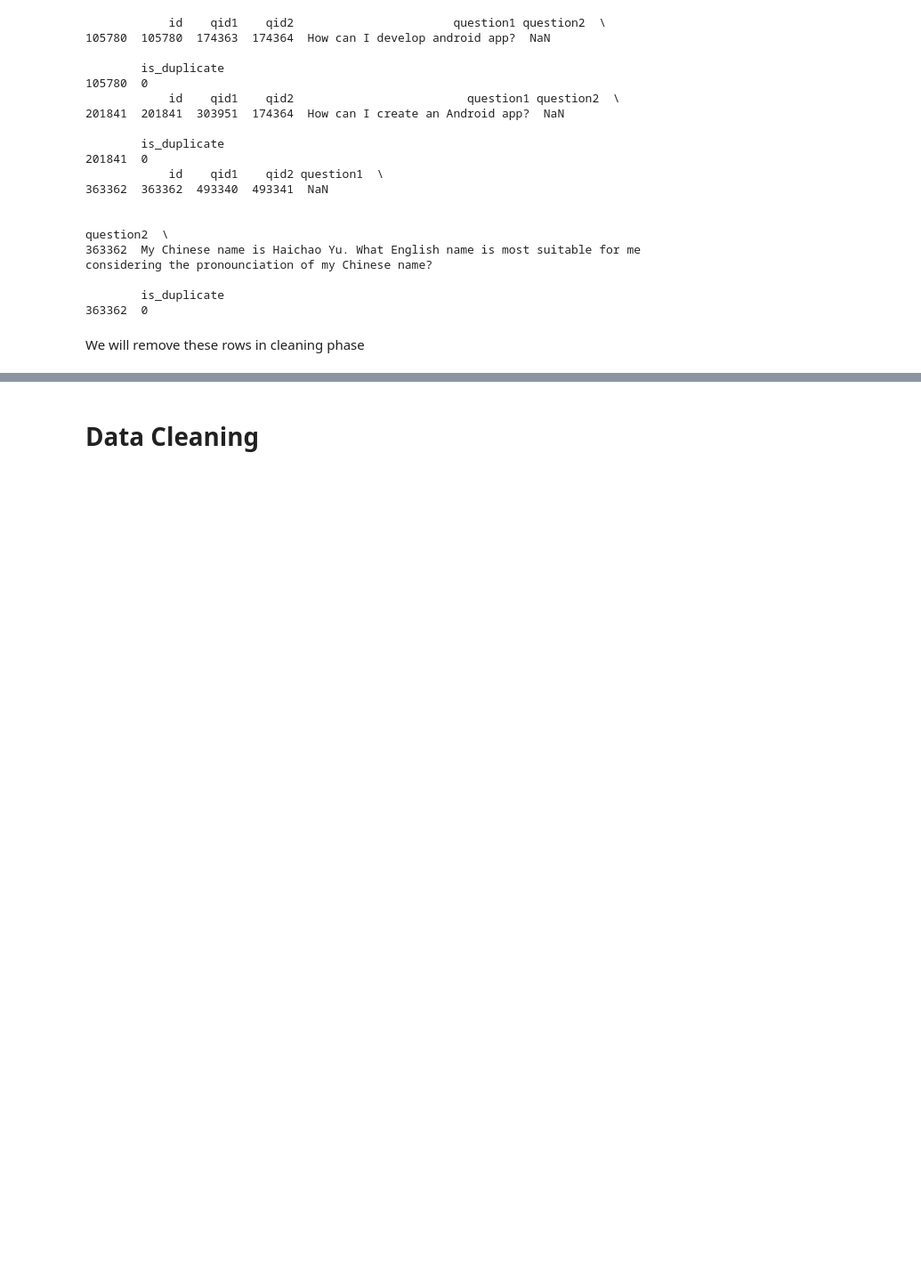
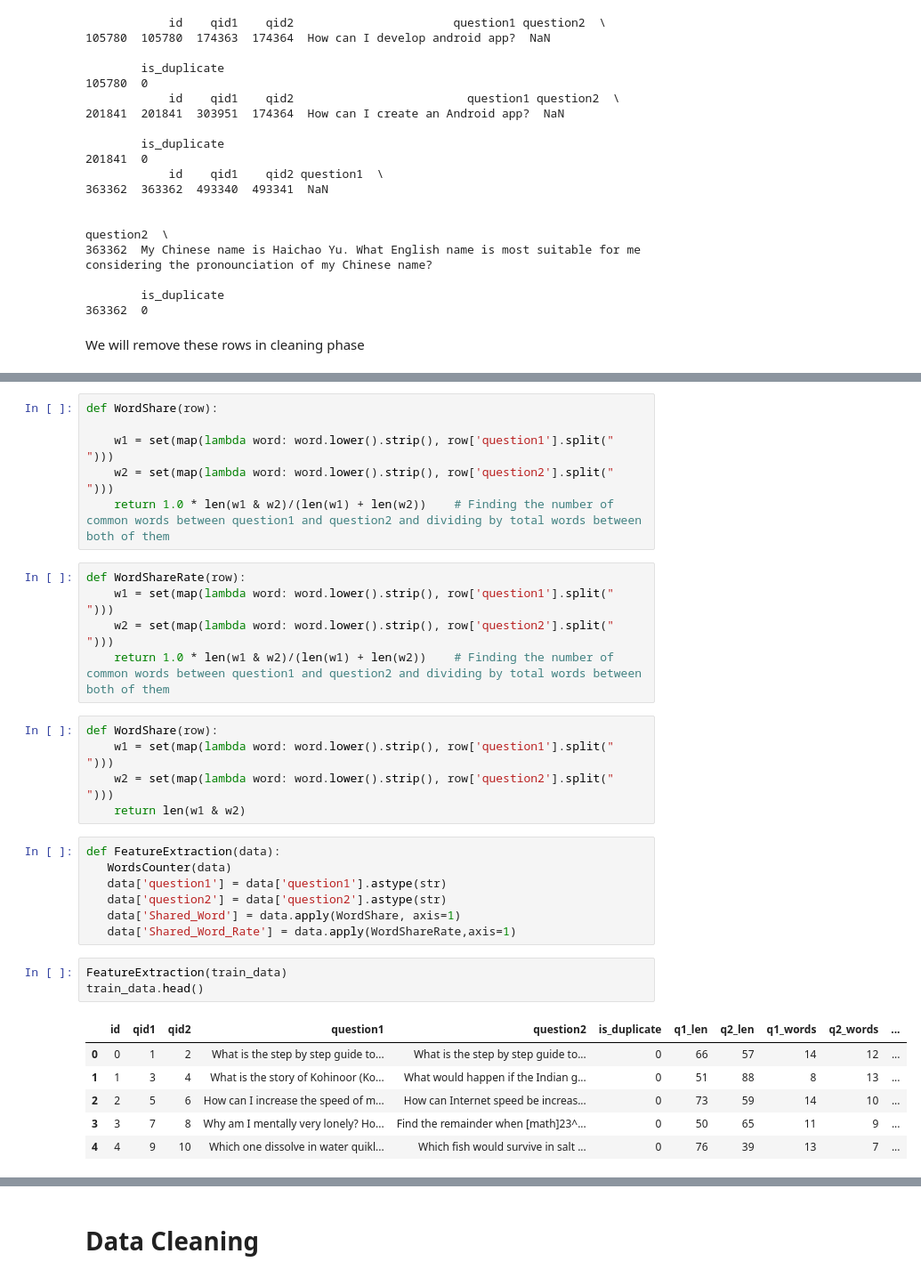
Before and after one commit to Ali-Fartoot/Kaggle, a Jupyter notebook: Quora-Question-Pairs/Quora_Question_Pairs.ipynb, the cells around one changed output, grey strips where cells are left out. Shown at 89% size. Drawn from its saved outputs; the diff is of its cells as text; blank space fills up the shorter version.

```diff
--- a/Quora-Question-Pairs/Quora_Question_Pairs.ipynb
+++ b/Quora-Question-Pairs/Quora_Question_Pairs.ipynb
@@ -202,0 +210,33 @@ We will remove these rows in cleaning phase
+# %%
+def WordShare(row):
+
+    w1 = set(map(lambda word: word.lower().strip(), row['question1'].split(" ")))
+    w2 = set(map(lambda word: word.lower().strip(), row['question2'].split(" ")))
+    return 1.0 * len(w1 & w2)/(len(w1) + len(w2))    # Finding the number of common words between question1 and question2 and dividing by total words between both of them
+# %%
+def WordShareRate(row):
+    w1 = set(map(lambda word: word.lower().strip(), row['question1'].split(" ")))
+    w2 = set(map(lambda word: word.lower().strip(), row['question2'].split(" ")))
+    return 1.0 * len(w1 & w2)/(len(w1) + len(w2))    # Finding the number of common words between question1 and question2 and dividing by total words between both of them
+# %%
+def WordShare(row):
+    w1 = set(map(lambda word: word.lower().strip(), row['question1'].split(" ")))
+    w2 = set(map(lambda word: word.lower().strip(), row['question2'].split(" ")))
+    return len(w1 & w2)
+# %%
+def FeatureExtraction(data):
+   WordsCounter(data)
+   data['question1'] = data['question1'].astype(str)
+   data['question2'] = data['question2'].astype(str)
+   data['Shared_Word'] = data.apply(WordShare, axis=1)
+   data['Shared_Word_Rate'] = data.apply(WordShareRate,axis=1)
+# %%
+FeatureExtraction(train_data)
+train_data.head()
+# %% [output]
+|  | id | qid1 | qid2 | question1 | question2 | is_duplicate | q1_len | q2_len | q1_words | q2_words | ... |
+| 0 | 0 | 1 | 2 | What is the step by step guide to... | What is the step by step guide to... | 0 | 66 | 57 | 14 | 12 | ... |
+| 1 | 1 | 3 | 4 | What is the story of Kohinoor (Ko... | What would happen if the Indian g... | 0 | 51 | 88 | 8 | 13 | ... |
+| 2 | 2 | 5 | 6 | How can I increase the speed of m... | How can Internet speed be increas... | 0 | 73 | 59 | 14 | 10 | ... |
+| 3 | 3 | 7 | 8 | Why am I mentally very lonely? Ho... | Find the remainder when [math]23^... | 0 | 50 | 65 | 11 | 9 | ... |
+| 4 | 4 | 9 | 10 | Which one dissolve in water quikl... | Which fish would survive in salt ... | 0 | 76 | 39 | 13 | 7 | ... |
```
Also changed, not shown: parts of 9 cells of this notebook.
